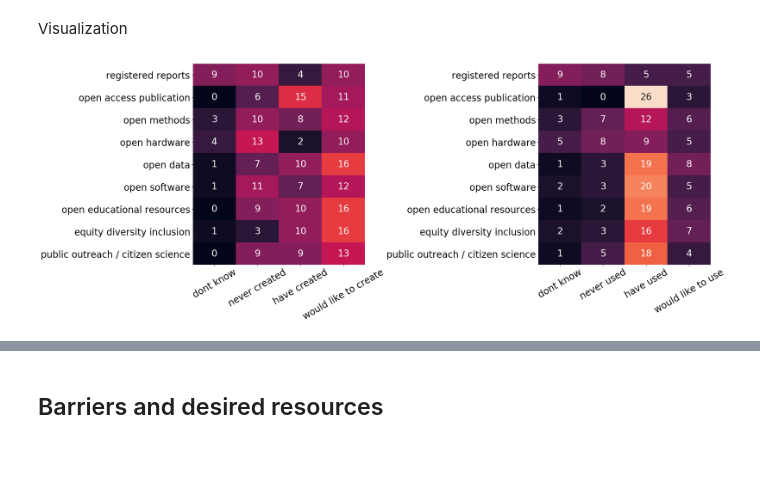
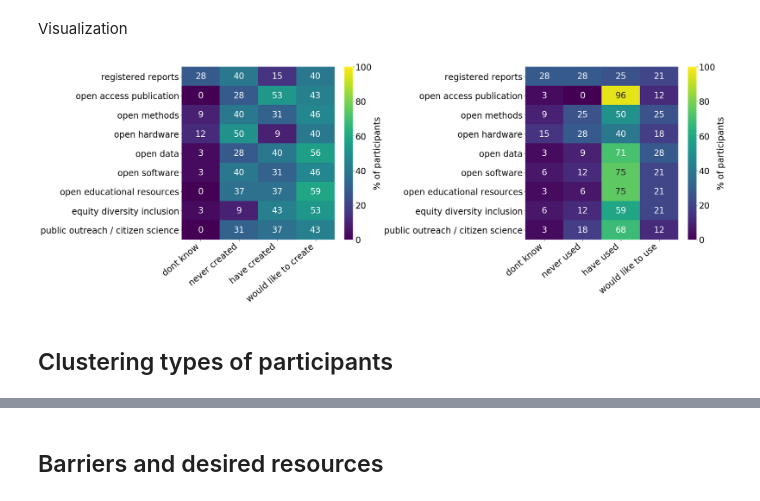
Before and after one commit to koudyk/OSOH_old, a Jupyter notebook: survey/analysis.ipynb, the cells around one changed output, grey strips where cells are left out. Drawn from its saved outputs; the diff is of its cells as text; code cells hidden in the pictures; blank space fills up the shorter version.

Commit message:
chance cmaps; add PCA

```diff
--- a/survey/analysis.ipynb
+++ b/survey/analysis.ipynb
@@ -25,16 +25,13 @@ We display the first row, with the column names. You'll see that this person fil
 
 If you scroll to the right, you can read all of the questions in the survey and see this participants' responses to the questions in French.
 # %%
-# survey = pd.read_csv("Doing Open Science in Grad School (Responses) - Form Responses 1.csv",
-#                      dtype=str)
-survey = pd.read_csv("Doing Open Science in Grad School.csv",
-                     dtype=str)
+survey = pd.read_csv("Doing Open Science in Grad School.csv", dtype=str)
 ##########################################
 non_pilot_data = np.arange(7, len(survey))
 survey = survey.iloc[non_pilot_data]
 survey.reset_index(drop=True, inplace=True)
 print("We have %d responses" % len(survey))
 
-pd.set_option('display.max_columns', None)
+pd.set_option("display.max_columns", None)
 survey.head(1)
 # %% [output]
@@ -52,8 +49,11 @@ Here, we load a file that contains
 
 And we'll look at the first 4 rows.
 # %%
-cols = pd.read_csv("survey_column_names_and_translations.csv",
-                   index_col="variable_name", dtype=str)
+cols = pd.read_csv(
+    "survey_column_names_and_translations.csv",
+    index_col="variable_name",
+    dtype=str,
+)
 cols.head(4)
 # %% [output]
 |  | en | fr |
@@ -234,9 +240,11 @@ create_use_cols = [
 ]
 mat = pd.DataFrame(columns=create_use_cols, index=create_use_keys, dtype=int)
 
+n_participants = len(df_cleaned)
 for col in create_use_cols:
     for row in create_use_keys:
-        mat.at[row, col] = df_cleaned[col].str.contains(row).sum()
+        mat.at[row, col] = df_cleaned[col].str.contains(row).sum() / n_participants * 100
+
 
 mat[create_use_cols] = mat[create_use_cols].astype(int)
 # %% [markdown]
@@ -244,41 +252,75 @@ Visualization
 # %%
 def ticklabels(var_list):
     return [
         s.replace("use_", "")
         .replace("create_", "")
         .replace("_", " ")
         .replace("each cit", "each / cit")
         for s in var_list
     ]
 
 
 matplotlib.rcParams.update({"font.size": 24})
-fig, axs = plt.subplots(1, 2, figsize=(25, 10))
+fig, axs = plt.subplots(1, 2, figsize=(27, 10))
+vmax = 100
+cmap = 'viridis'
+cbar = True
+annot = True
 
 create_cols = [col for col in list(mat.columns) if "create_" in col]
-create_keys = ["dont_know", "never_created", "have_created", "would_like_to_create"]
+create_keys = [
+    "dont_know",
+    "never_created",
+    "have_created",
+    "would_like_to_create",
+]
 sns.heatmap(
-    mat.loc[create_keys, create_cols].T, annot=True, vmax=len(df), ax=axs[0], cbar=False)
+    mat.loc[create_keys, create_cols].T,
+    annot=annot,
+    vmax=vmax,
+    ax=axs[0],
+    cbar=cbar,
+    cmap=cmap,
+    cbar_kws={'label': '% of participants'}
+)
 #     cbar_kws={'label': 'Number of participants'})
 # axs[0].set_title("Experience CREATING open-science objects\n", fontsize=20)
 axs[0].set_yticklabels(ticklabels(create_cols))
-axs[0].set_xticklabels(ticklabels(create_keys), rotation=30)
+axs[0].set_xticklabels(ticklabels(create_keys), rotation=40, ha="right")
 
 use_cols = [col for col in list(mat.columns) if "use_" in col]
 use_keys = ["dont_know", "never_used", "have_used", "would_like_to_use"]
-sns.heatmap(mat.loc[use_keys, use_cols].T, annot=True, vmax=len(df), ax=axs[1], cbar=False)
+sns.heatmap(
+    mat.loc[use_keys, use_cols].T,
+    annot=annot,
+    vmax=vmax,
+    ax=axs[1],
+    cbar=cbar,
+    cmap=cmap,
+    cbar_kws={'label': '% of participants'}
+)
 #             cbar_kws={'label': 'Number of participants'})
 # axs[1].set_title("Experience USING open-science objects\n", fontsize=20)
 axs[1].set_yticklabels(ticklabels(use_cols))
-axs[1].set_xticklabels(ticklabels(use_keys), rotation=30)
+axs[1].set_xticklabels(ticklabels(use_keys), rotation=40, ha="right")
 
 plt.tight_layout()
-extent = axs[0].get_tightbbox(fig.canvas.renderer).transformed(fig.dpi_scale_trans.inverted())
-fig.savefig('figures/experience_creating.png', bbox_inches=extent)
+extent = (
+    axs[0]
+    .get_tightbbox(fig.canvas.renderer)
+    .transformed(fig.dpi_scale_trans.inverted())
+)
+fig.savefig("figures/experience_creating.png", bbox_inches=extent)
 
-extent = axs[1].get_tightbbox(fig.canvas.renderer).transformed(fig.dpi_scale_trans.inverted())
-fig.savefig('figures/experience_using.png', bbox_inches=extent)
+extent = (
+    axs[1]
+    .get_tightbbox(fig.canvas.renderer)
+    .transformed(fig.dpi_scale_trans.inverted())
+)
+fig.savefig("figures/experience_using.png", bbox_inches=extent)
 
-plt.savefig('figures/experience.png', bbox_inches="tight")
+plt.savefig("figures/experience.png", bbox_inches="tight")
 # %% [output]
-[figure, old version]
+[figure, new version]
+# %% [markdown]
+## Clustering types of participants
```
Also changed, not shown: parts of 11 cells of this notebook, 1 other file.
